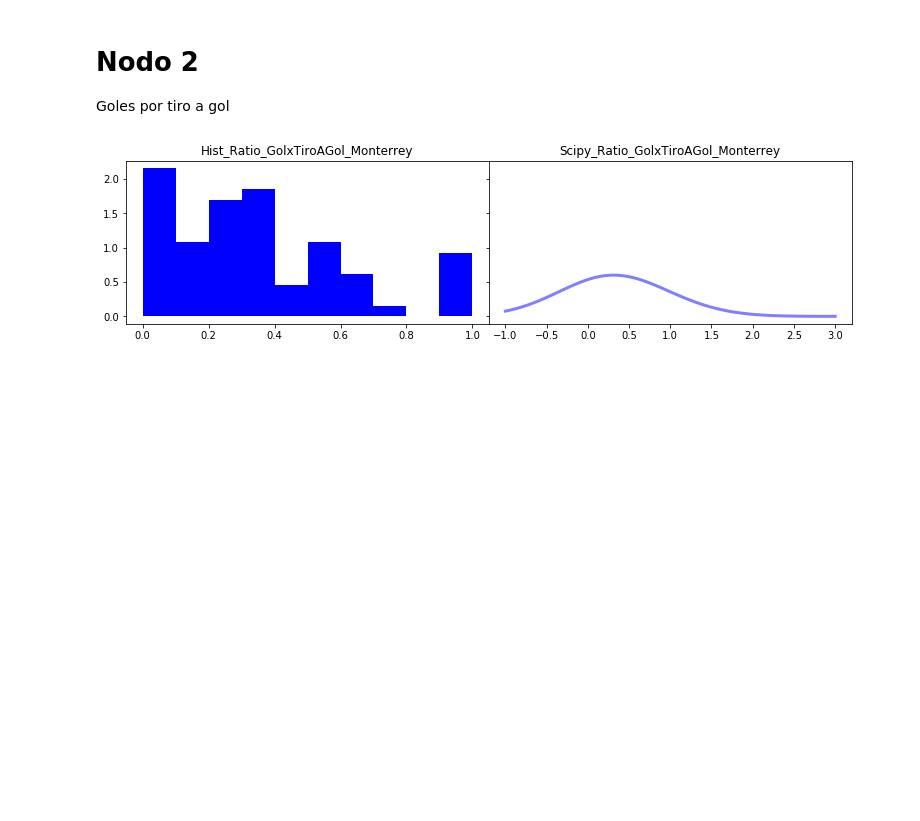
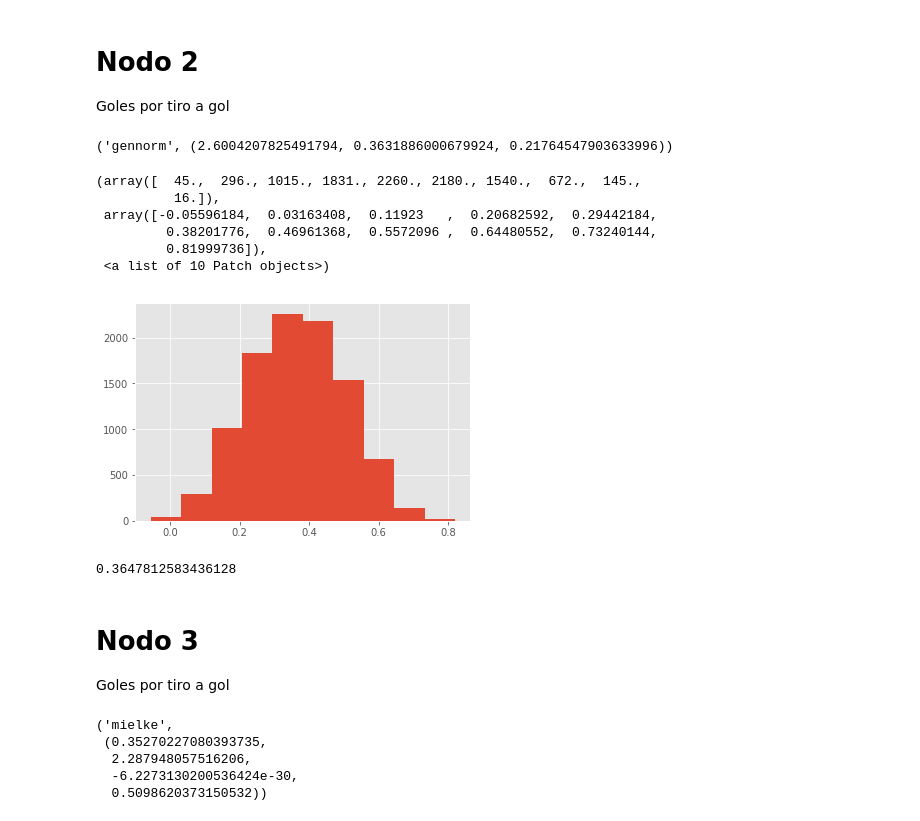
Before and after one commit to Ivanpaniagua7/ProyectoModulo1Equipo1, a Jupyter notebook: ProyectoModulo1_FloresJ_MachucaE_PaniaguaI.ipynb, the cells around one changed output. Cells and saved outputs as stored; diff of their text form; code cells hidden in the pictures; blank space fills up the shorter version.

```diff
--- a/ProyectoModulo1_FloresJ_MachucaE_PaniaguaI.ipynb
+++ b/ProyectoModulo1_FloresJ_MachucaE_PaniaguaI.ipynb
@@ -195,23 +323,17 @@ c2 = np.array(Monterrey['Ratio_GolxTiroAGol'])
-# %%
-from scipy.stats.distributions import norm
-
-# The grid we'll use for plotting
-x_grid = np.linspace(-1, 3, 100)
-
-# Draw points from a bimodal distribution in 1D
-x = c2
-
-fig, ax = plt.subplots(1, 2, sharey=True,
-                       figsize=(13, 3))
-fig.subplots_adjust(wspace=0)
-
-ax[0].hist(x, color='blue',density=True)
-ax[0].set_title('Hist_Ratio_GolxTiroAGol_Monterrey')
-
-
-pdf = kde_scipy(x, x_grid, bandwidth=0.6)
-ax[1].plot(x_grid, pdf, color='blue', alpha=0.5, lw=3)
-ax[1].set_title('Scipy_Ratio_GolxTiroAGol_Monterrey')
-plt.show()
-# %% [output]
-[figure, removed]
+# %%
+c2 = AmericaRatio_TiroAGolxTiro
+pruebadist2=best_fit_distribution(c2)
+pruebadist2
+# %% [output]
+('gennorm', (2.6004207825491794, 0.3631886000679924, 0.21764547903633996))
+# %%
+vp_AmericaTiroAGolxTiro=gennorm.rvs(2.6004207825491794,0.3631886000679924,0.21764547903633996, size = N)
+plt.hist(vp_AmericaTiroAGolxTiro)
+# %% [output]
+(array([  45.,  296., 1015., 1831., 2260., 2180., 1540.,  672.,  145.,
+          16.]),
+ array([-0.05596184,  0.03163408,  0.11923   ,  0.20682592,  0.29442184,
+         0.38201776,  0.46961368,  0.5572096 ,  0.64480552,  0.73240144,
+         0.81999736]),
+ <a list of 10 Patch objects>)
+[figure, added]
@@ -217,0 +350,17 @@ plt.show()
+# %%
+mediaTaGol(vp_AmericaTiroAGolxTiro,N,N)
+# %% [output]
+0.3647812583436128
+# %% [markdown]
+# Nodo 3
+Goles por tiro a gol
+# %%
+c3 = AmericaRatio_GolxTiroAGol
+pruebadist3=best_fit_distribution(c3)
+pruebadist3
+# %% [output]
+('mielke',
+ (0.35270227080393735,
+  2.287948057516206,
+  -6.2273130200536424e-30,
+  0.5098620373150532))
```
Also changed, not shown: parts of 36 cells of this notebook, 1 other file.
